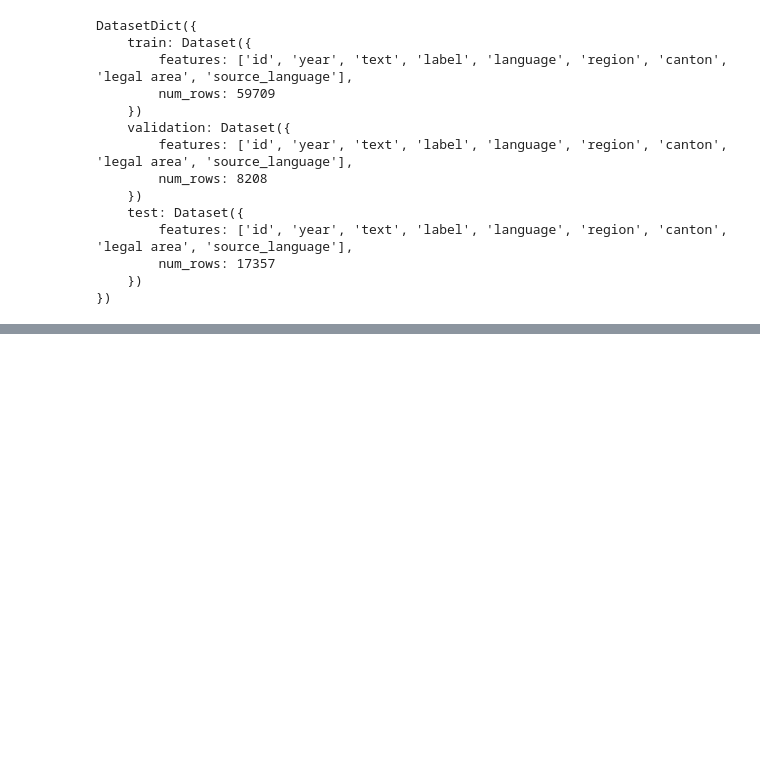
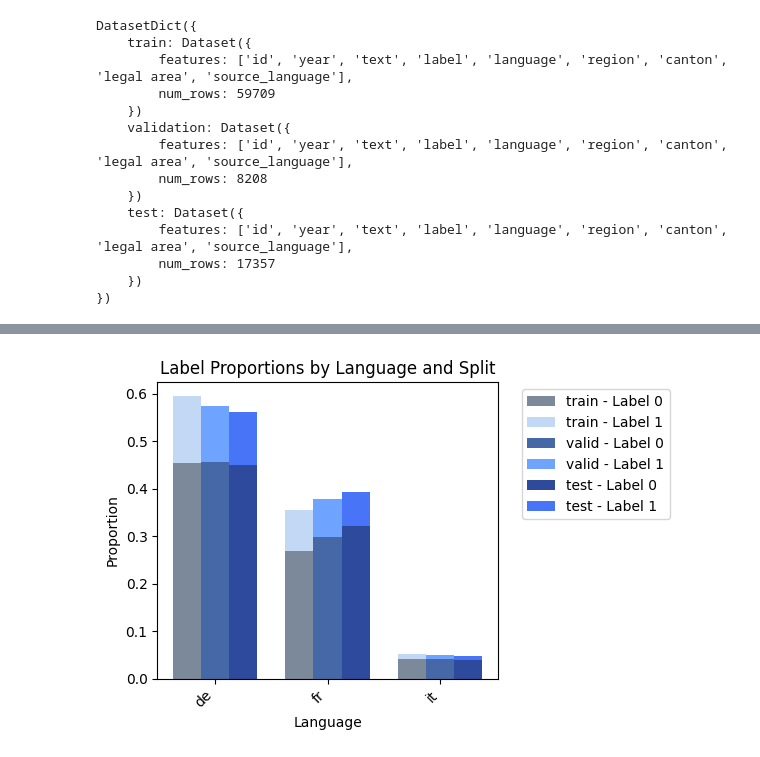
Before and after one commit to pablo-fdz/adv_nlp_final_assessment, a Jupyter notebook: dataset_exploration.ipynb, the cells around one changed output, grey strips where cells are left out. Cells and saved outputs as stored; diff of their text form; code cells hidden in the pictures; blank space fills up the shorter version.

Commit message:
Data exploration and data exploration library

```diff
--- a/dataset_exploration.ipynb
+++ b/dataset_exploration.ipynb
@@ -11,0 +3,17 @@ Link: https://huggingface.co/datasets/rcds/swiss_judgment_prediction
+# %%
+from datasets import load_dataset
+from pprint import pprint
+
+import matplotlib.pyplot as plt
+import matplotlib.colors as mcolors
+import numpy as np
+import pandas as pd
+import os
+import polars as pl
+from wordcloud import WordCloud, STOPWORDS
+from nltk.corpus import stopwords
+
+pl.Config.set_tbl_cols(100)
+
+from library.eda.splits_plot import plot_splits
+from library.eda.wordclouds import plot_wordclouds
@@ -284,0 +80,11 @@ pprint(pubhealth['test'][0])
+# %%
+train = swiss['train'].to_dict()
+valid = swiss['validation'].to_dict()
+test = swiss['test'].to_dict()
+
+# Convert to Polars DataFrame
+train_full, valid_full, test_full = pl.DataFrame(train), pl.DataFrame(valid), pl.DataFrame(test)
+
+# Now you can do data exploration
+print(train_full.head())
+print(train_full.shape, valid_full.shape, test_full.shape)
@@ -284,0 +109,4 @@ pprint(pubhealth['test'][0])
+# %%
+plot_splits(train_full, valid_full, test_full, group_col="language", figsize=(6, 4))
+# %% [output]
+[figure, added]
```
Also changed, not shown: parts of 51 cells of this notebook, 3 other files.
